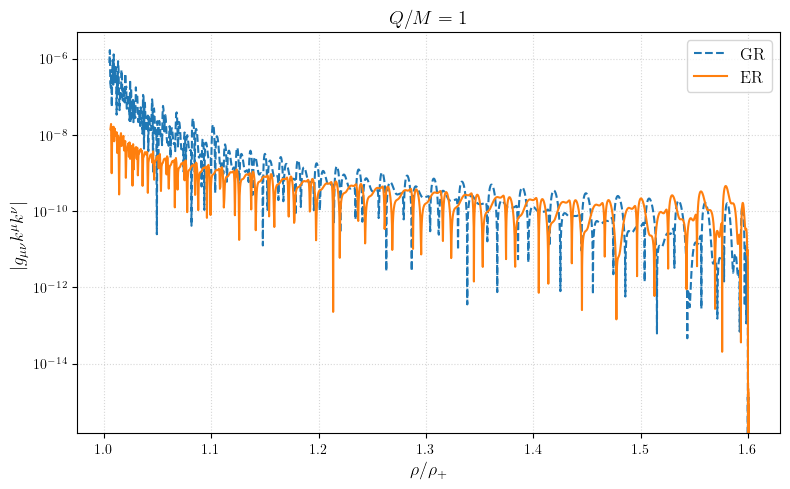
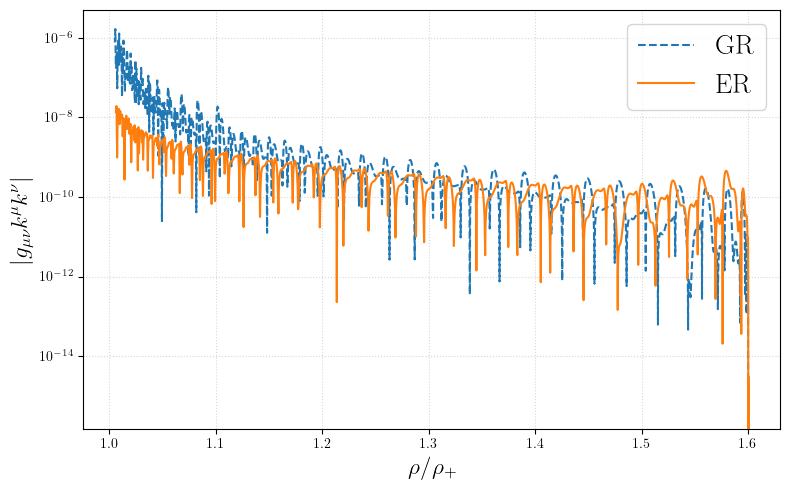
The notebook cell's code change between the first figure and the second:
--- before
+++ after
@@ -28,12 +28,11 @@
 
 # ── Plot Styling ──────────────────────────────────────────────────────────────
-ax.set_xlabel(r"$\rho / \rho_+$", fontsize=13)
-ax.set_ylabel(r"$|g_{\mu\nu}k^\mu k^\nu|$", fontsize=13)
-ax.set_title(f"$Q/M = {Q_norm}$", fontsize=14)
+ax.set_xlabel(r"$\rho / \rho_+$", fontsize=17)
+ax.set_ylabel(r"$|g_{\mu\nu}k^\mu k^\nu|$", fontsize=17)
 
 # Use log scale to clearly separate exponential growth from flat freezing
 ax.set_yscale('log') 
 ax.grid(True, which='both', linestyle=':', alpha=0.5)
-ax.legend(fontsize=12)
+ax.legend(fontsize=20)
 
 plt.tight_layout()

Commit: Update + requirements